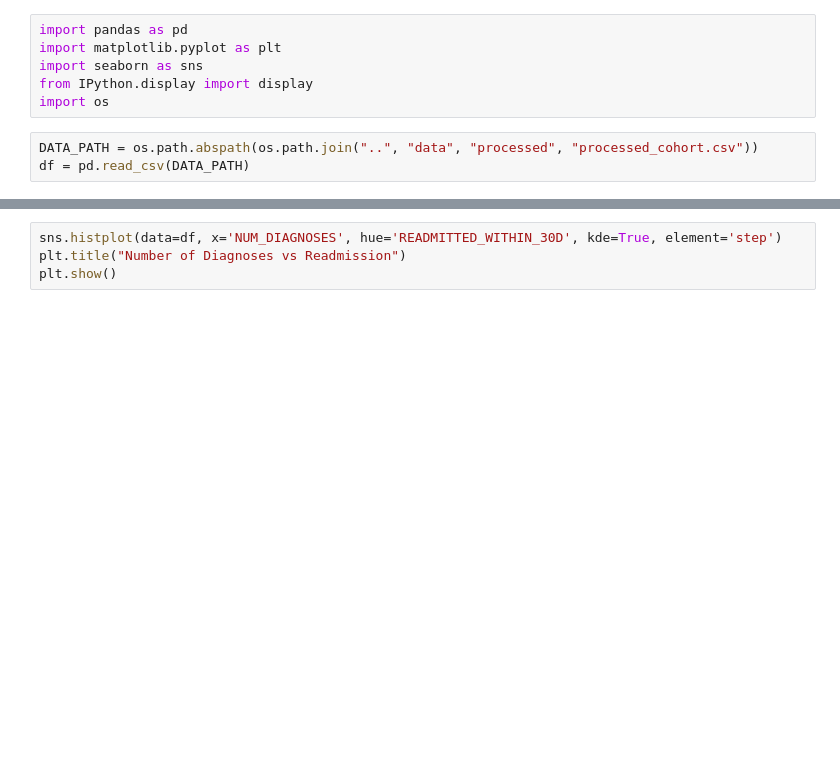
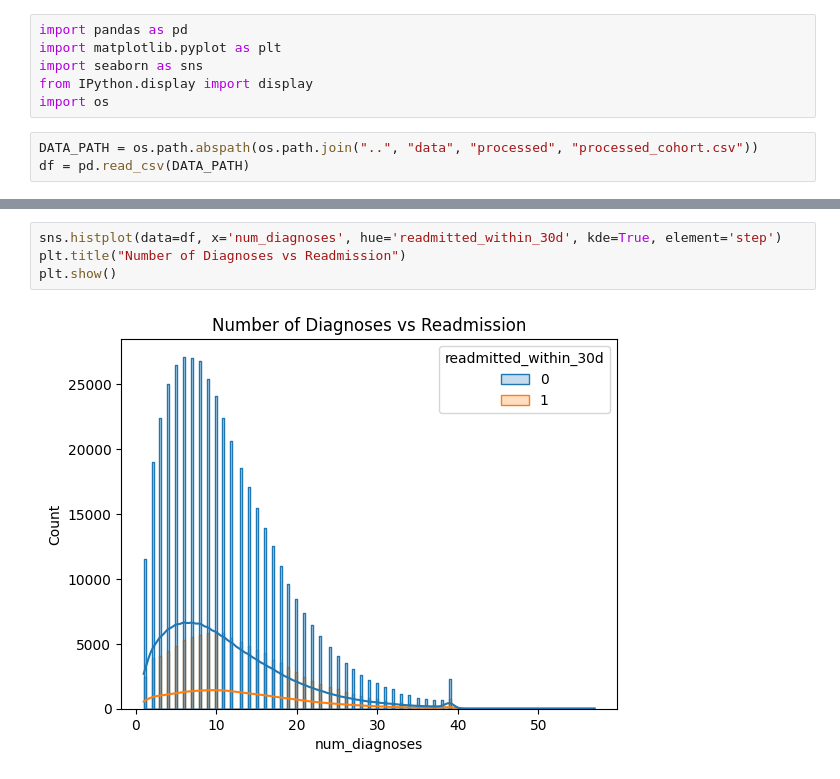
Before and after one commit to unrealdhanush/groot, a Jupyter notebook: notebooks/EDA.ipynb, the cells around one changed output, grey strips where cells are left out. Saved outputs shown, nothing was run; the diff lists cells and outputs as text; blank space fills up the shorter version.

```diff
--- a/notebooks/EDA.ipynb
+++ b/notebooks/EDA.ipynb
@@ -35,4 +101,6 @@ plt.show()
 # %%
-sns.histplot(data=df, x='NUM_DIAGNOSES', hue='READMITTED_WITHIN_30D', kde=True, element='step')
+sns.histplot(data=df, x='num_diagnoses', hue='readmitted_within_30d', kde=True, element='step')
 plt.title("Number of Diagnoses vs Readmission")
 plt.show()
+# %% [output]
+[figure, added]
```
Also changed, not shown: parts of 6 cells of this notebook, 18 other files.
